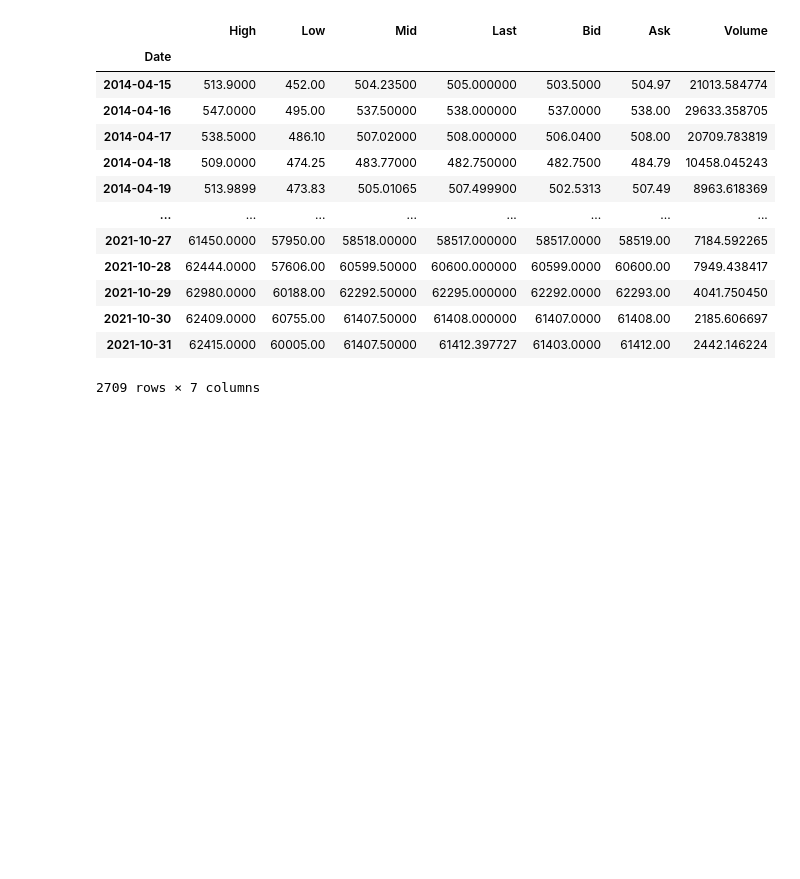
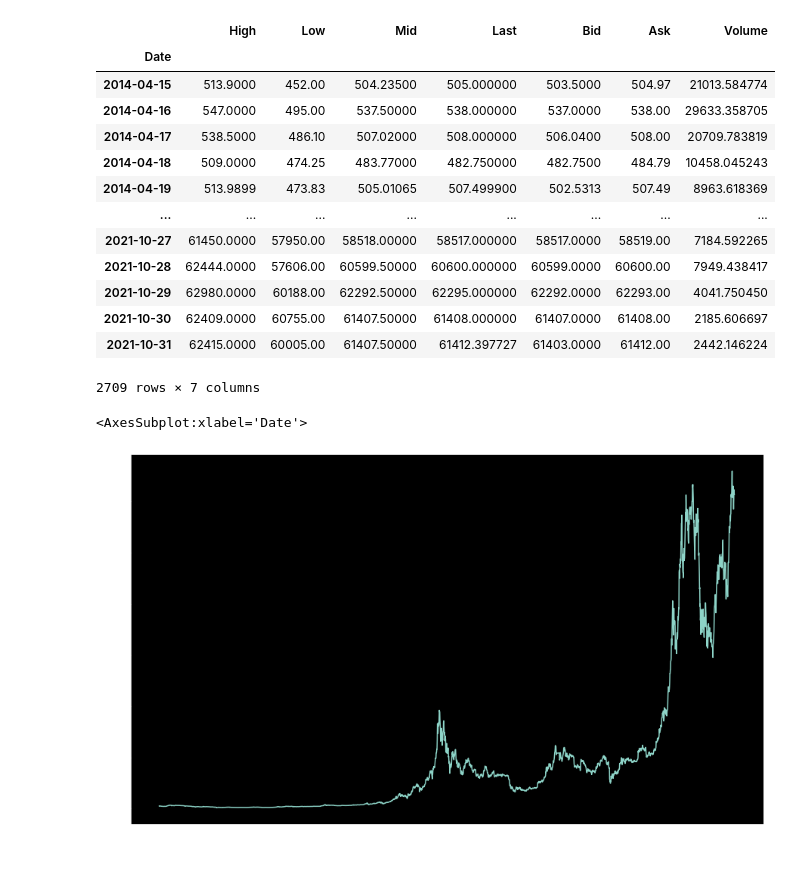
Before and after one commit to avramis92/ML-Price-Prediction, a Jupyter notebook: ML.ipynb, the cells around one changed output. Drawn from its saved outputs; the diff is of its cells as text; code cells hidden in the pictures; blank space fills up the shorter version.

```diff
--- a/ML.ipynb
+++ b/ML.ipynb
@@ -40,6 +40,12 @@ TRAIN_END="2019-01-01"
 
 TEST_START="2019-01-01"
 TEST_END="2020-01-01"
+# %%
+# show candles
+data['Last'].plot(figsize=(15,10))
+# %% [output]
+<AxesSubplot:xlabel='Date'>
+[figure, added]
 # %%
 for i in range(1, DAYS_PAST):
     data['prev' + str(i)] = np.log(data['Last'] / data['Last'].shift(i))
```
